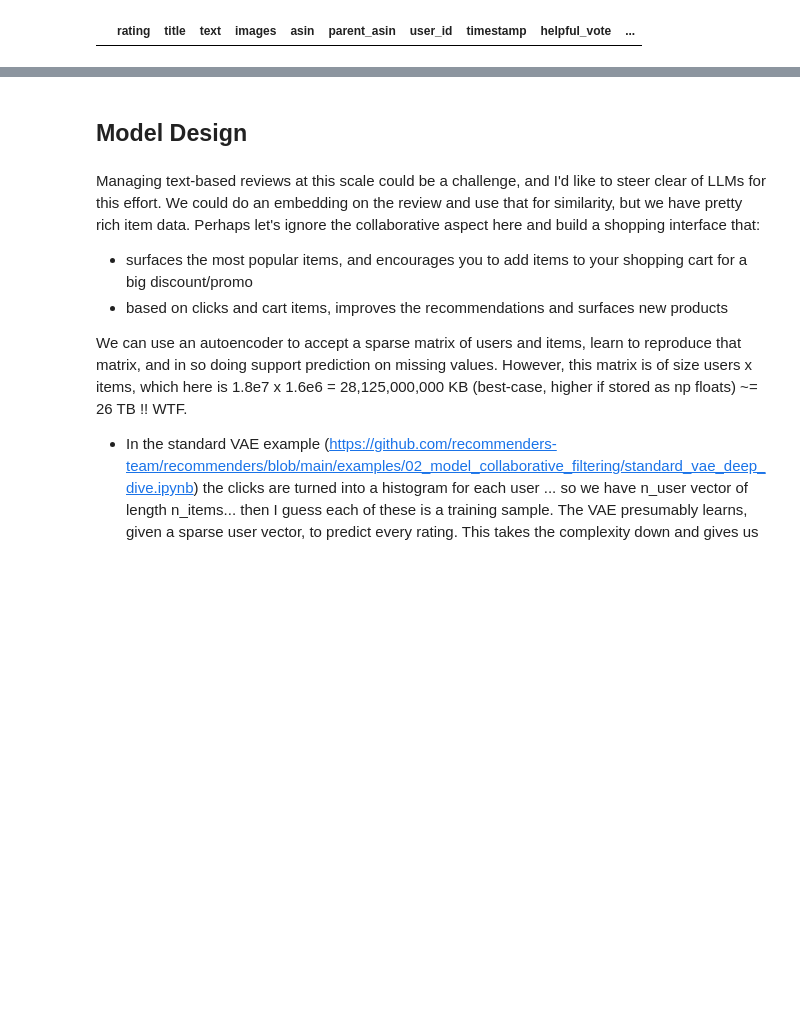
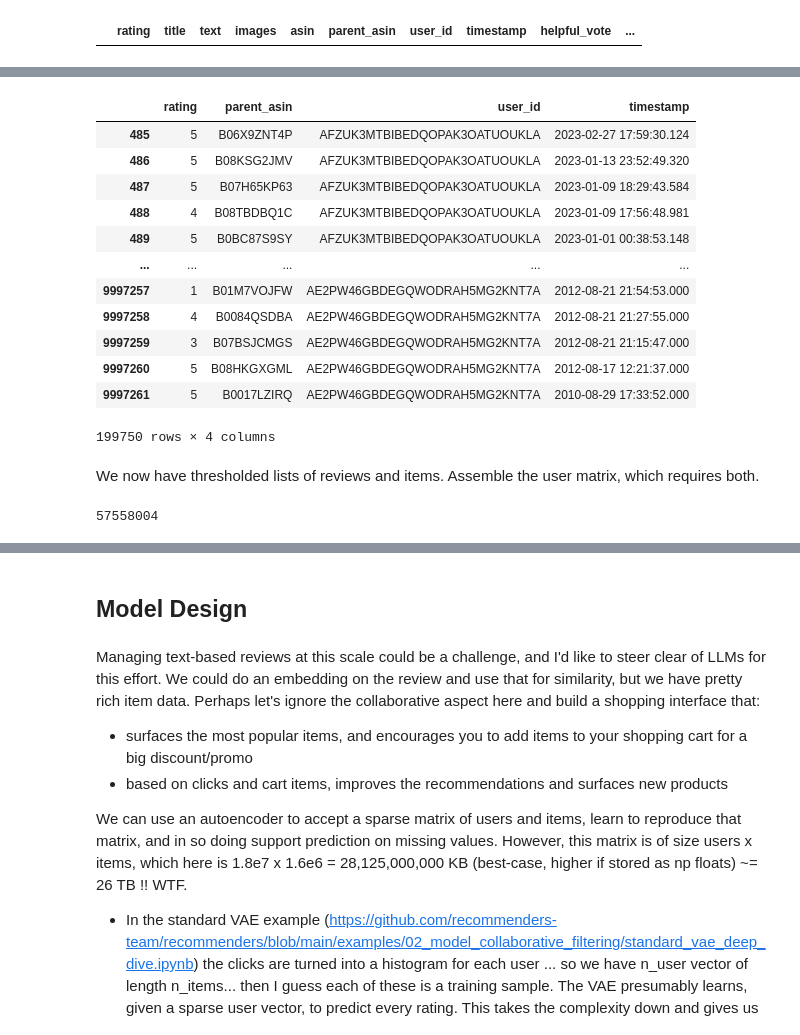
Before and after one commit to auto-d/deepcart, a Jupyter notebook: notebooks/eda.ipynb, the cells around one changed output, grey strips where cells are left out. Cells and saved outputs as stored; diff of their text form; code cells hidden in the pictures; blank space fills up the shorter version.

```diff
--- a/notebooks/eda.ipynb
+++ b/notebooks/eda.ipynb
@@ -163,0 +257,3 @@ reviews[reviews.parent_asin == items.iloc[1].parent_asin]
+# %%
+users = reviews.groupby(['user_id']).rating.count()
+len(users)
@@ -163,0 +262,5 @@ reviews[reviews.parent_asin == items.iloc[1].parent_asin]
+# %%
+# This is an algorithm parameter
+min_reviews = 100
+users = users[users > min_reviews]
+users
@@ -163,0 +281,25 @@ reviews[reviews.parent_asin == items.iloc[1].parent_asin]
+# %%
+reviews = reviews[reviews.user_id.isin(set(users.index))]
+# %%
+reviews
+# %% [output]
+|  | rating | parent_asin | user_id | timestamp |
+| 485 | 5 | B06X9ZNT4P | AFZUK3MTBIBEDQOPAK3OATUOUKLA | 2023-02-27 17:59:30.124 |
+| 486 | 5 | B08KSG2JMV | AFZUK3MTBIBEDQOPAK3OATUOUKLA | 2023-01-13 23:52:49.320 |
+| 487 | 5 | B07H65KP63 | AFZUK3MTBIBEDQOPAK3OATUOUKLA | 2023-01-09 18:29:43.584 |
+| 488 | 4 | B08TBDBQ1C | AFZUK3MTBIBEDQOPAK3OATUOUKLA | 2023-01-09 17:56:48.981 |
+| 489 | 5 | B0BC87S9SY | AFZUK3MTBIBEDQOPAK3OATUOUKLA | 2023-01-01 00:38:53.148 |
+| ... | ... | ... | ... | ... |
+| 9997257 | 1 | B01M7VOJFW | AE2PW46GBDEGQWODRAH5MG2KNT7A | 2012-08-21 21:54:53.000 |
+| 9997258 | 4 | B0084QSDBA | AE2PW46GBDEGQWODRAH5MG2KNT7A | 2012-08-21 21:27:55.000 |
+| 9997259 | 3 | B07BSJCMGS | AE2PW46GBDEGQWODRAH5MG2KNT7A | 2012-08-21 21:15:47.000 |
+| 9997260 | 5 | B08HKGXGML | AE2PW46GBDEGQWODRAH5MG2KNT7A | 2012-08-17 12:21:37.000 |
+| 9997261 | 5 | B0017LZIRQ | AE2PW46GBDEGQWODRAH5MG2KNT7A | 2010-08-29 17:33:52.000 |
+199750 rows × 4 columns
+# %% [markdown]
+We now have thresholded lists of reviews and items. Assemble the user matrix, which requires both.
+# %%
+matrix_size = len(users) * len(items)
+matrix_size
+# %% [output]
+57558004
```
Also changed, not shown: parts of 40 cells of this notebook, 2 other files.
